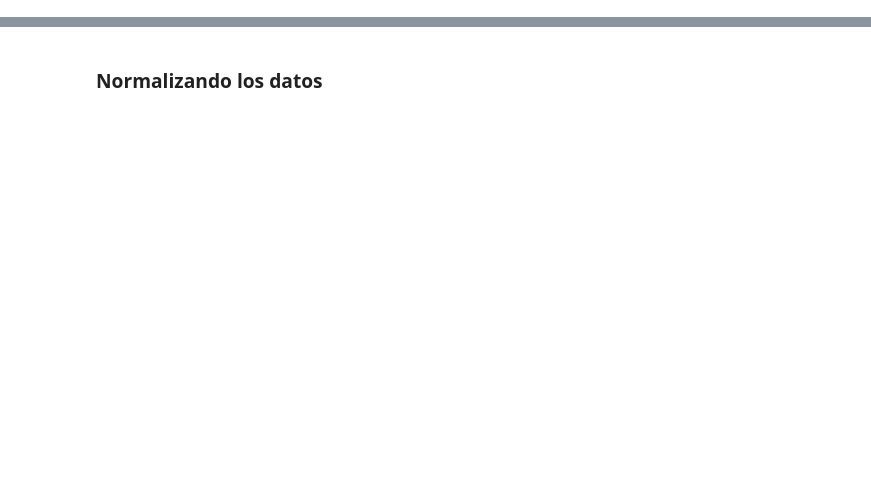
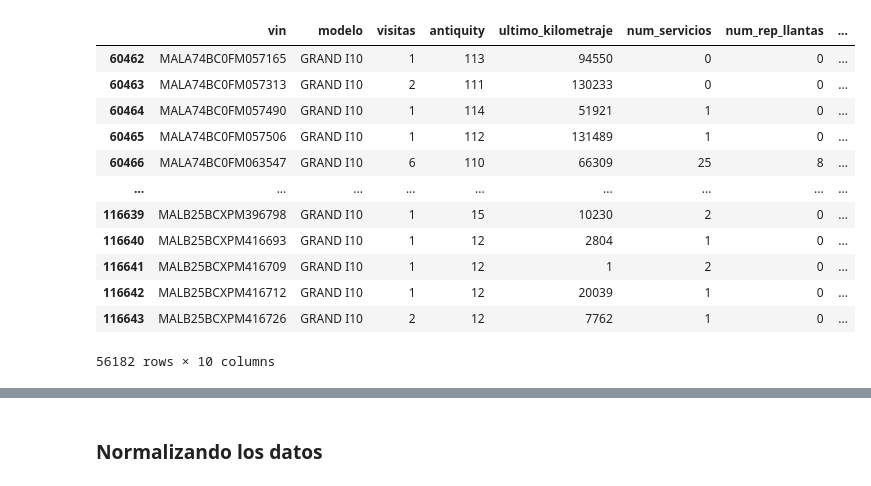
Before and after one commit to Eliuhepher/data-utiils, a Jupyter notebook: ML/notebooks/i10/KMeans Grandi10.ipynb, the cells around one changed output, grey strips where cells are left out. Drawn from its saved outputs; the diff is of its cells as text; code cells hidden in the pictures; blank space fills up the shorter version.

```diff
--- a/ML/notebooks/i10/KMeans Grandi10.ipynb
+++ b/ML/notebooks/i10/KMeans Grandi10.ipynb
@@ -16,3 +35,17 @@ dataset.info()
 # %%
-dataset.head()
+dataset2
+# %% [output]
+|  | vin | modelo | visitas | antiquity | ultimo_kilometraje | num_servicios | num_rep_llantas | ... |
+| 60462 | MALA74BC0FM057165 | GRAND I10 | 1 | 113 | 94550 | 0 | 0 | ... |
+| 60463 | MALA74BC0FM057313 | GRAND I10 | 2 | 111 | 130233 | 0 | 0 | ... |
+| 60464 | MALA74BC0FM057490 | GRAND I10 | 1 | 114 | 51921 | 1 | 0 | ... |
+| 60465 | MALA74BC0FM057506 | GRAND I10 | 1 | 112 | 131489 | 1 | 0 | ... |
+| 60466 | MALA74BC0FM063547 | GRAND I10 | 6 | 110 | 66309 | 25 | 8 | ... |
+| ... | ... | ... | ... | ... | ... | ... | ... | ... |
+| 116639 | MALB25BCXPM396798 | GRAND I10 | 1 | 15 | 10230 | 2 | 0 | ... |
+| 116640 | MALB25BCXPM416693 | GRAND I10 | 1 | 12 | 2804 | 1 | 0 | ... |
+| 116641 | MALB25BCXPM416709 | GRAND I10 | 1 | 12 | 1 | 2 | 0 | ... |
+| 116642 | MALB25BCXPM416712 | GRAND I10 | 1 | 12 | 20039 | 1 | 0 | ... |
+| 116643 | MALB25BCXPM416726 | GRAND I10 | 2 | 12 | 7762 | 1 | 0 | ... |
+56182 rows × 10 columns
 # %%
```
Also changed, not shown: parts of 11 cells of this notebook, 1 other file.
